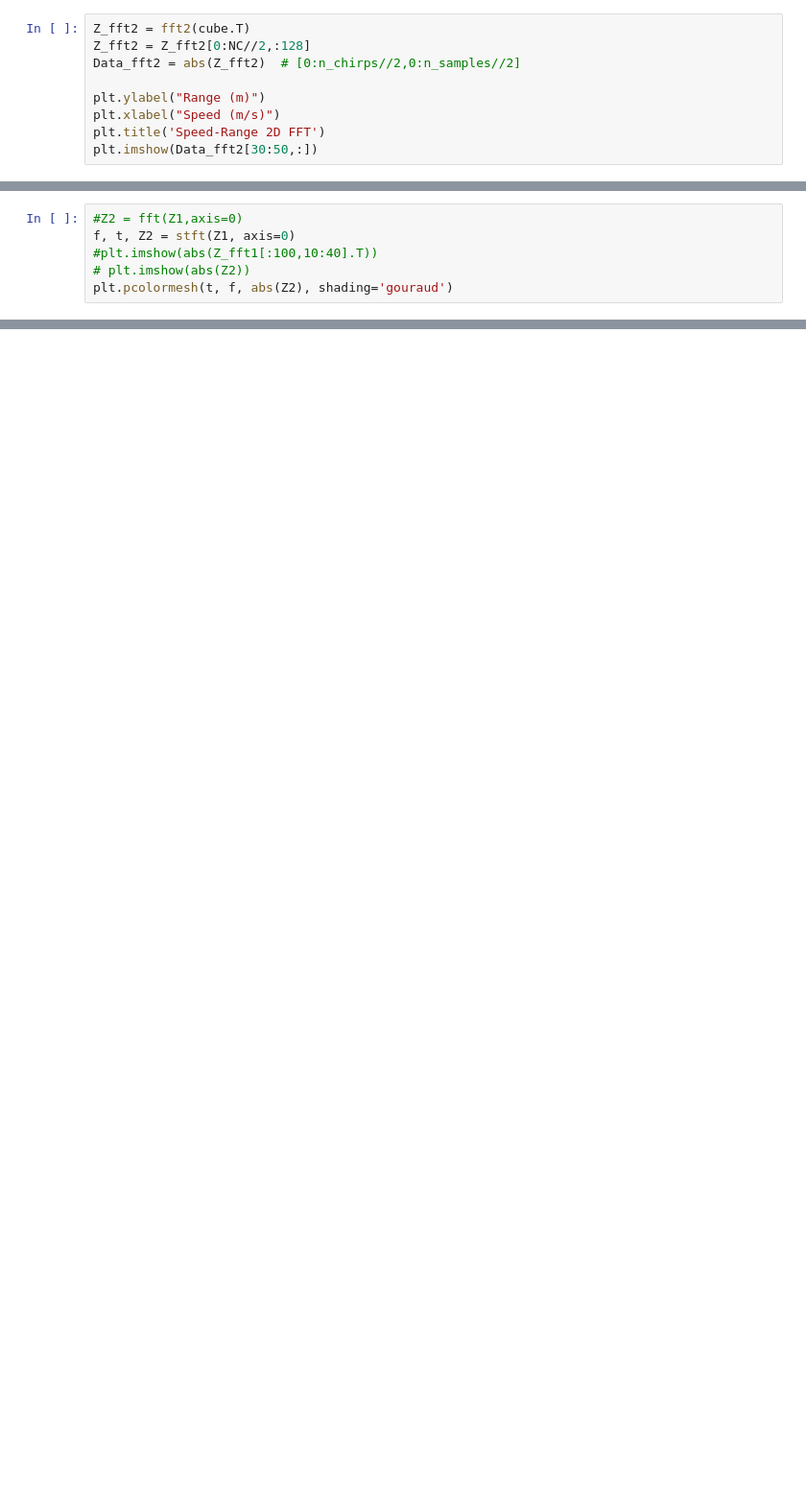
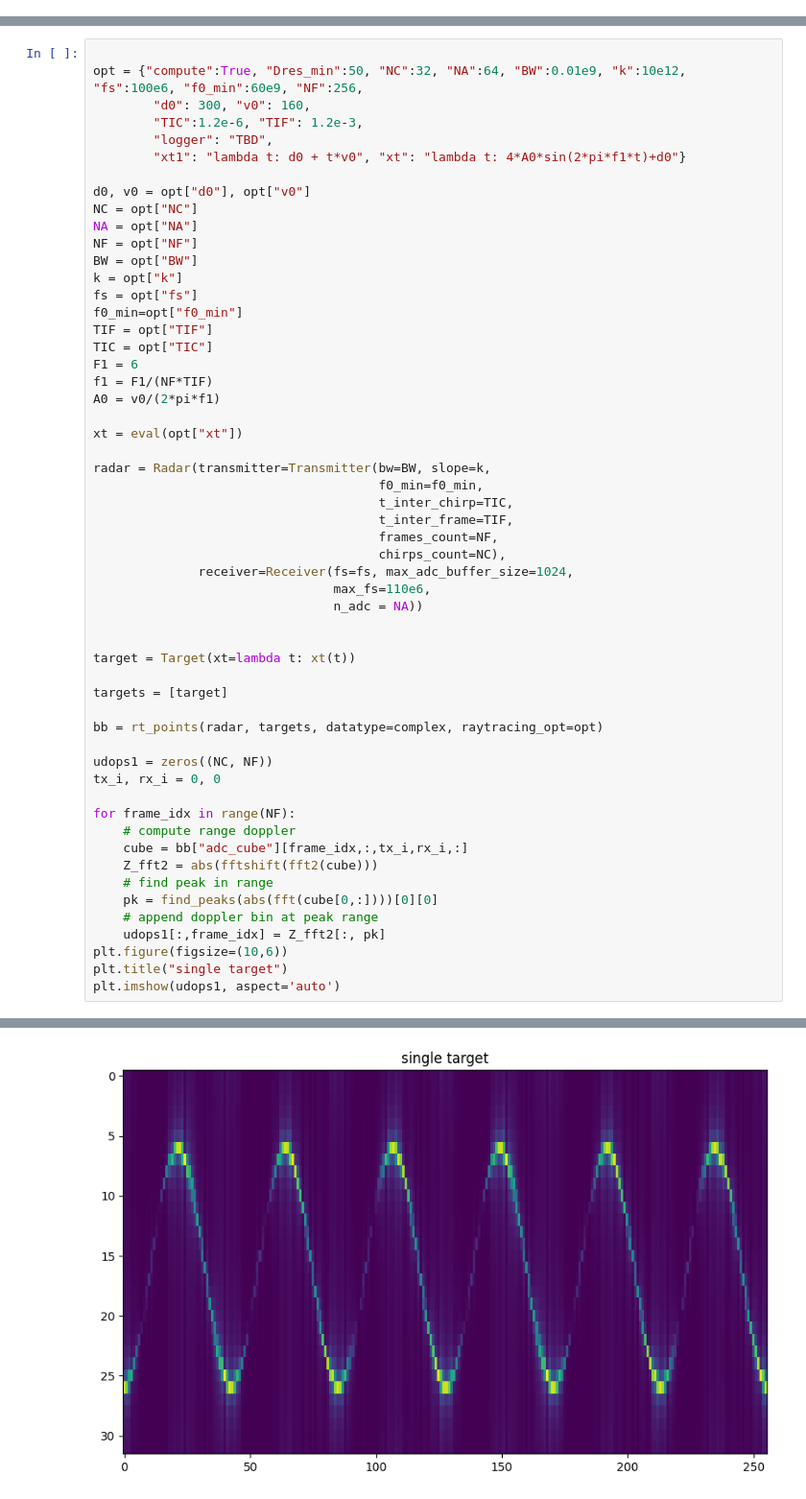
Before and after one commit to matt-chv/mmWrt, a Jupyter notebook: docs/micro_doppler.ipynb, the cells around one changed output, grey strips where cells are left out. Shown: that part at 96% size. Drawn from its saved outputs; the diff is of its cells as text; blank space fills up the shorter version.

```diff
--- a/docs/micro_doppler.ipynb
+++ b/docs/micro_doppler.ipynb
@@ -234,9 +49,0 @@ plt.imshow(C[:50,:].T)
-# %%
-Z_fft2 = fft2(cube.T)
-Z_fft2 = Z_fft2[0:NC//2,:128]
-Data_fft2 = abs(Z_fft2)  # [0:n_chirps//2,0:n_samples//2]
-
-plt.ylabel("Range (m)")
-plt.xlabel("Speed (m/s)")
-plt.title('Speed-Range 2D FFT')
-plt.imshow(Data_fft2[30:50,:])
@@ -467,6 +50,56 @@ Z1 = Z_fft1[:100,0:40]
-# %%
-#Z2 = fft(Z1,axis=0)
-f, t, Z2 = stft(Z1, axis=0)
-#plt.imshow(abs(Z_fft1[:100,10:40].T))
-# plt.imshow(abs(Z2))
-plt.pcolormesh(t, f, abs(Z2), shading='gouraud')
+# %%
+
+opt = {"compute":True, "Dres_min":50, "NC":32, "NA":64, "BW":0.01e9, "k":10e12, "fs":100e6, "f0_min":60e9, "NF":256,
+        "d0": 300, "v0": 160,
+        "TIC":1.2e-6, "TIF": 1.2e-3,
+        "logger": "TBD",
+        "xt1": "lambda t: d0 + t*v0", "xt": "lambda t: 4*A0*sin(2*pi*f1*t)+d0"}
+
+d0, v0 = opt["d0"], opt["v0"]
+NC = opt["NC"]
+NA = opt["NA"]
+NF = opt["NF"]
+BW = opt["BW"]
+k = opt["k"]
+fs = opt["fs"]
+f0_min=opt["f0_min"]
+TIF = opt["TIF"]
+TIC = opt["TIC"]
+F1 = 6
+f1 = F1/(NF*TIF)
+A0 = v0/(2*pi*f1)
+
+xt = eval(opt["xt"])
+
+radar = Radar(transmitter=Transmitter(bw=BW, slope=k,
+                                      f0_min=f0_min,
+                                      t_inter_chirp=TIC,
+                                      t_inter_frame=TIF,
+                                      frames_count=NF,
+                                      chirps_count=NC),
+              receiver=Receiver(fs=fs, max_adc_buffer_size=1024,
+                                max_fs=110e6,
+                                n_adc = NA))
+
+
+target = Target(xt=lambda t: xt(t))
+
+targets = [target]
+
+bb = rt_points(radar, targets, datatype=complex, raytracing_opt=opt)
+
+udops1 = zeros((NC, NF))
+tx_i, rx_i = 0, 0
+
+for frame_idx in range(NF):
+    # compute range doppler
+    cube = bb["adc_cube"][frame_idx,:,tx_i,rx_i,:]
+    Z_fft2 = abs(fftshift(fft2(cube)))
+    # find peak in range
+    pk = find_peaks(abs(fft(cube[0,:])))[0][0]
+    # append doppler bin at peak range
+    udops1[:,frame_idx] = Z_fft2[:, pk]
+plt.figure(figsize=(10,6))
+plt.title("single target")
+plt.imshow(udops1, aspect='auto')
+# %% [output]
@@ -472,0 +108 @@ plt.pcolormesh(t, f, abs(Z2), shading='gouraud')
+[figure, added]
```
Also changed, not shown: parts of 29 cells of this notebook, 16 other files.
